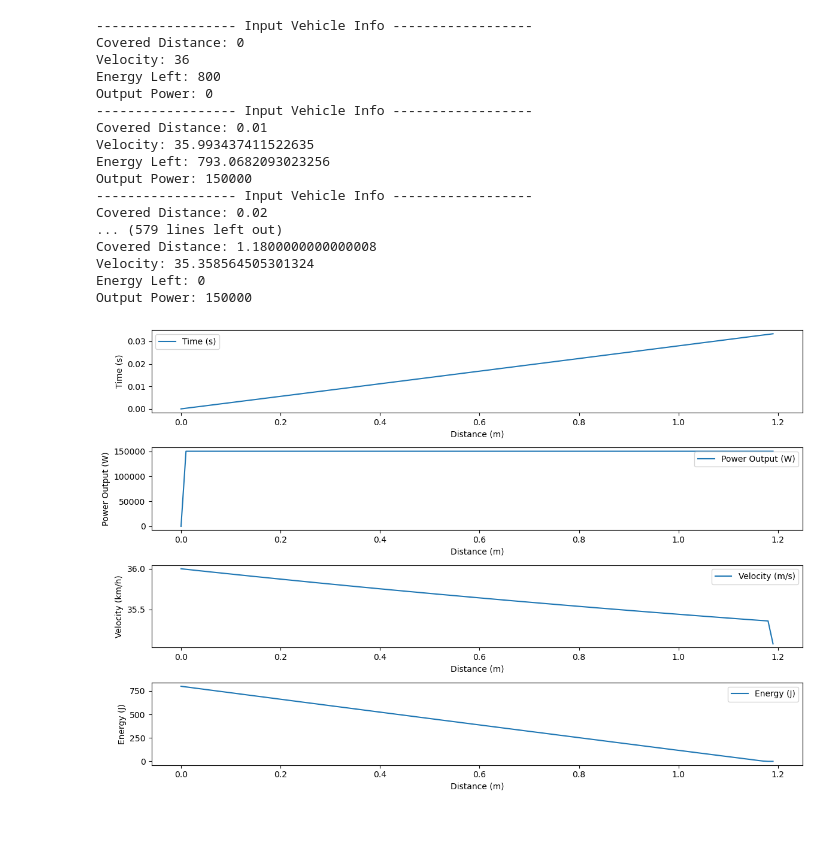
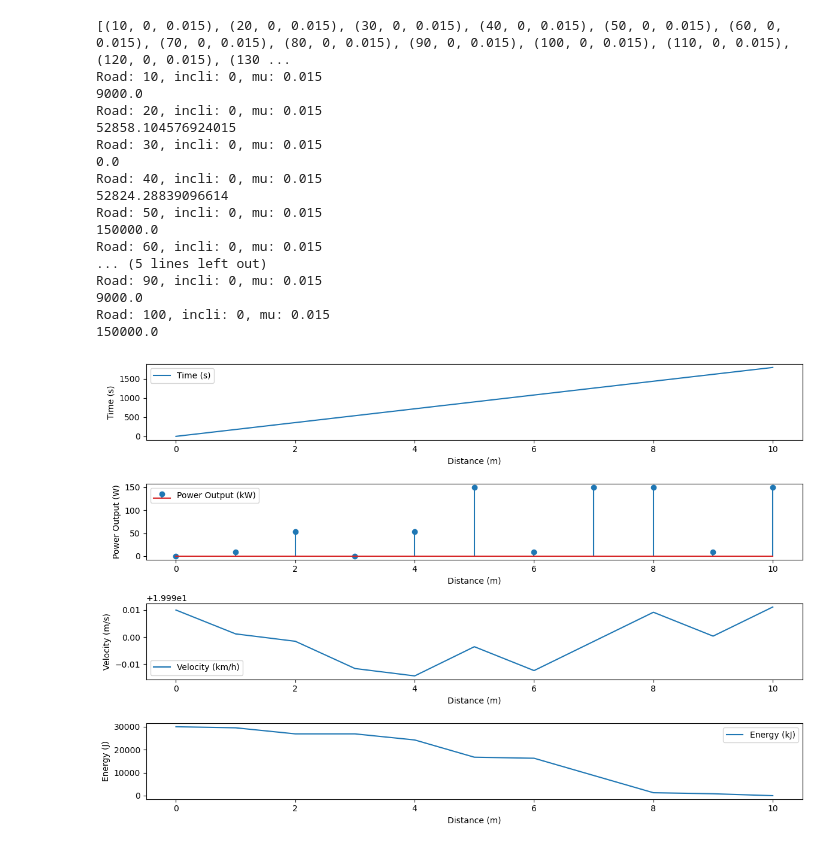
Before and after one commit to Languisher/Optimization-Projet-202403, a Jupyter notebook: final-edition/test.ipynb, the cells around one changed output. Drawn from its saved outputs; the diff is of its cells as text; code cells hidden in the pictures.

```diff
--- a/final-edition/test.ipynb
+++ b/final-edition/test.ipynb
@@ -5,36 +5,41 @@ import matplotlib.pyplot as plt
 from vehicle import Vehicle
 from route import Route
 from simulation import Simulation
-# %%
-vehi = Vehicle(mass=18000,
-               frontal_area=8.16,
-               velocity_init=36,  # km/h
-               energy_left=800,  # kJ
-               velocity_max=100,
-               energy_max=800)
-
-rout = Route(((2, 0, 0.015),
-              (2, 0.1, 0.015)))
-
-sim = Simulation(vehi, rout)
-sim.simulate()
-sim.plot_results()
-# %% [output]
------------------- Input Vehicle Info ------------------
-Covered Distance: 0
-Velocity: 36
-Energy Left: 800
-Output Power: 0
------------------- Input Vehicle Info ------------------
-Covered Distance: 0.01
-Velocity: 35.993437411522635
-Energy Left: 793.0682093023256
-Output Power: 150000
------------------- Input Vehicle Info ------------------
-Covered Distance: 0.02
-... (579 lines left out)
-Covered Distance: 1.1800000000000008
-Velocity: 35.358564505301324
-Energy Left: 0
-Output Power: 150000
-[figure, removed]
+# %%
+# Initialize the Vehicle with appropriate parameters
+vehi = Vehicle(mass=18000,
+               frontal_area=8.16,
+               velocity_init=20,
+               energy_left=30000,
+               velocity_max=120,
+               energy_max=30000)
+
+# Define the Route. Ensure the parameters for each segment are correct (distance, incline angle, and friction coefficient)
+rout = Route(((500, 0, 0.015),  # Each tuple represents a segment: (distance in meters, incline angle in degrees, friction coefficient)
+              (1000, 40, 0.015),
+              (500, -10, 0.015)))
+
+sim = Simulation(vehi, rout, distance_step=1)  # Optionally, you can specify other parameters like drag_coefficient or efficiency
+
+sim.simulate()
+
+sim.plot_results()
+# %% [output]
+[(10, 0, 0.015), (20, 0, 0.015), (30, 0, 0.015), (40, 0, 0.015), (50, 0, 0.015), (60, 0, 0.015), (70, 0, 0.015), (80, 0, 0.015), (90, 0, 0.015), (100, 0, 0.015), (110, 0, 0.015), (120, 0, 0.015), (130 ...
+Road: 10, incli: 0, mu: 0.015
+9000.0
+Road: 20, incli: 0, mu: 0.015
+52858.104576924015
+Road: 30, incli: 0, mu: 0.015
+0.0
+Road: 40, incli: 0, mu: 0.015
+52824.28839096614
+Road: 50, incli: 0, mu: 0.015
+150000.0
+Road: 60, incli: 0, mu: 0.015
+... (5 lines left out)
+Road: 90, incli: 0, mu: 0.015
+9000.0
+Road: 100, incli: 0, mu: 0.015
+150000.0
+[figure, added]
```
Also changed, not shown: 3 other files.
